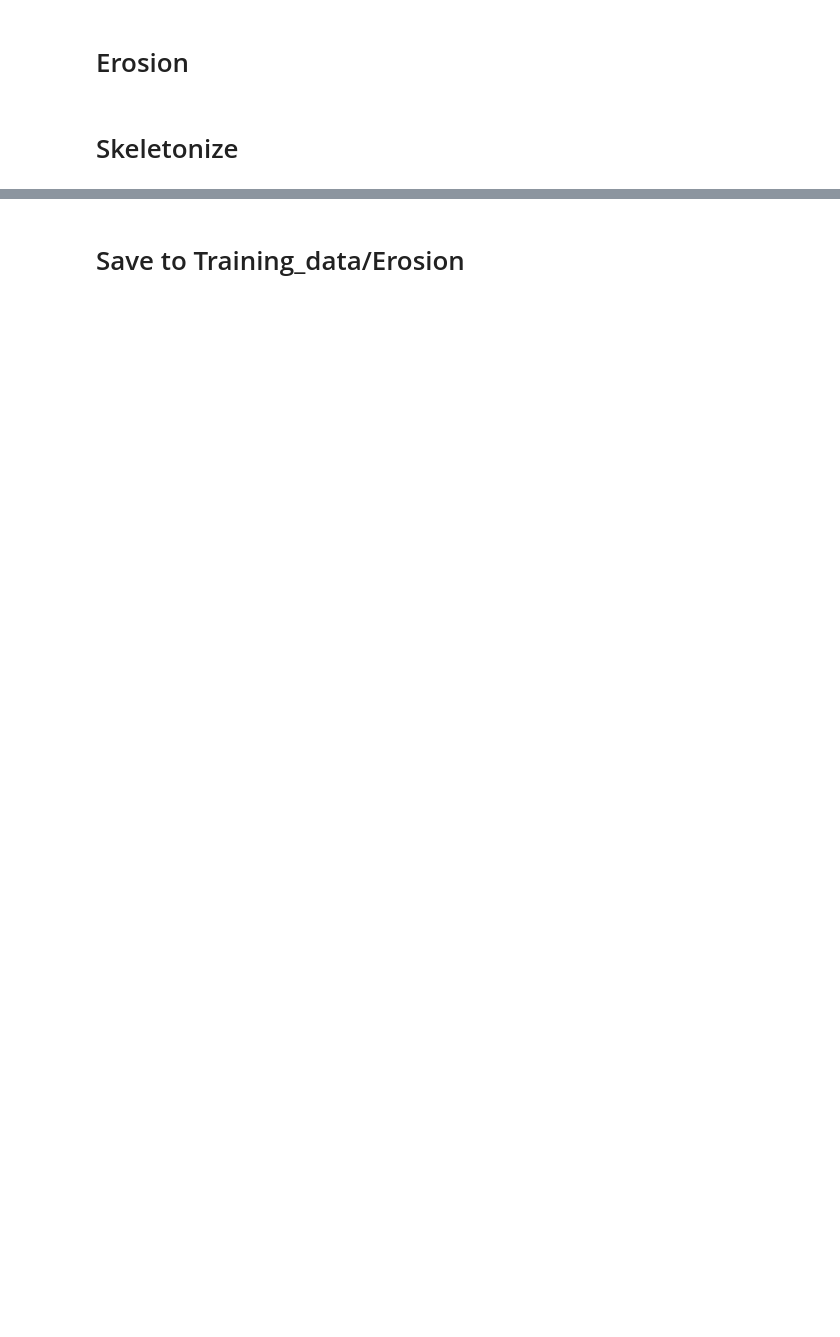
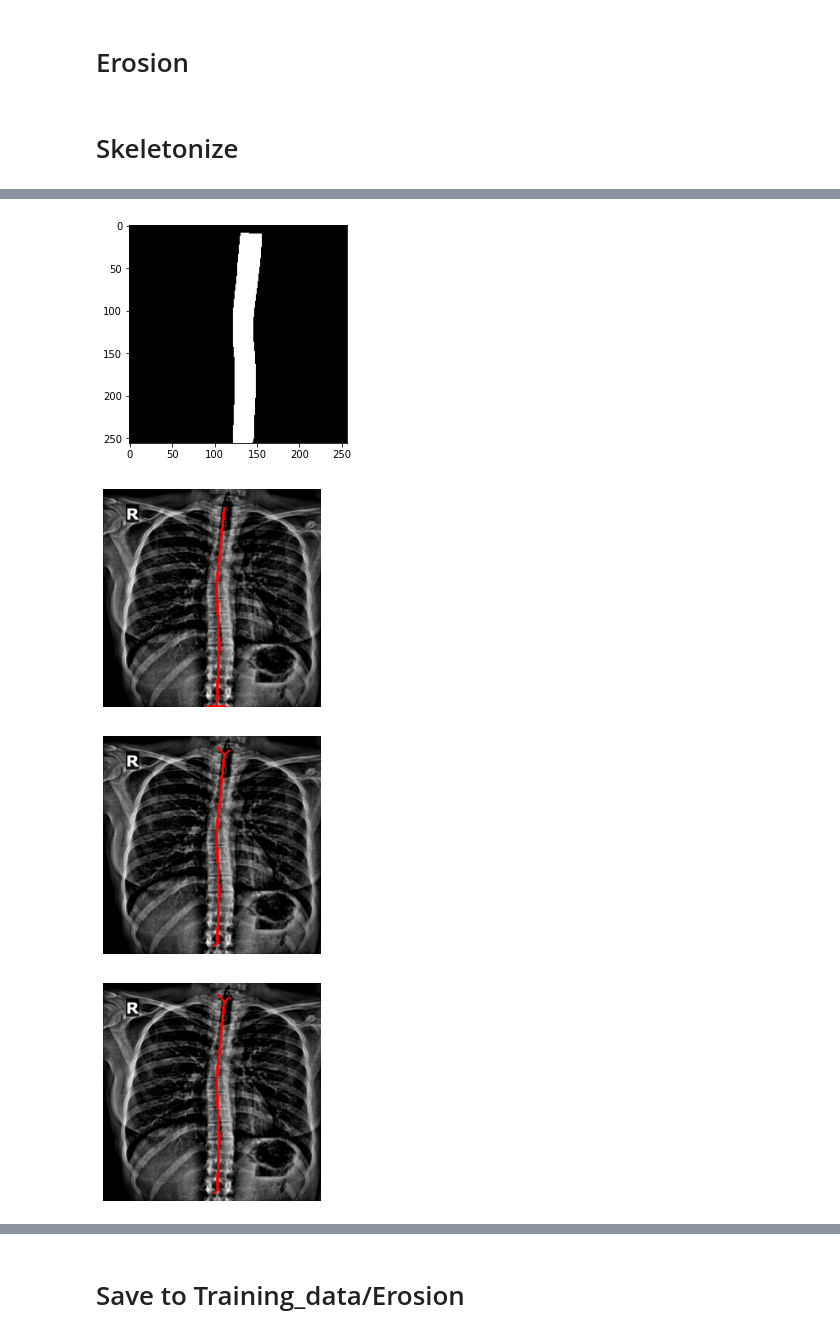
Before and after one commit to nepersica/nepersica-scoliosis-angle-prediction, a Jupyter notebook: Post-processing.ipynb, the cells around one changed output, grey strips where cells are left out. Drawn from its saved outputs; the diff is of its cells as text; code cells hidden in the pictures; blank space fills up the shorter version.

```diff
--- a/Post-processing.ipynb
+++ b/Post-processing.ipynb
@@ -14,9 +22,9 @@ import glob
 # %%
 image_path = 'Training_Data/image'
 label_path = 'Training_Data/line_label'
-predict_path = './result/PadChest/mask'
+predict_path = './Evaluate result/PadChest/mask'
 
-output_name_list = os.listdir('./result/PadChest/mask')
+output_name_list = os.listdir(predict_path)
 # %% [markdown]
 # 영상 불러오기
 # %%
@@ -171,6 +167,0 @@ Successfully installed cloudpickle-2.0.0 dask-2021.11.1 dask-jobqueue-0.7.3 dist
-# %%
-from plantcv import plantcv as pcv
-
-# Set global debug behavior to None (default), "print" (to file),
-# or "plot" (Jupyter Notebooks or X11)
-pcv.params.debug = "print"
@@ -270,0 +168,66 @@ Clipping input data to the valid range for imshow with RGB data ([0..1] for floa
+# %%
+from cv2.ximgproc import thinning
+
+def remove_horizontal_line(output):
+  line_kernel = np.zeros((7, 7),dtype=np.uint8)
+  line_kernel[3,...]=1
+  x=cv.morphologyEx(output, cv.MORPH_OPEN, line_kernel ,iterations=1)
+  _output= output - x
+
+  return _output
+# %%
+import cv2 as cv
+import matplotlib.pyplot as plt
+import numpy as np
+
+from skimage.morphology import skeletonize, thin
+from skimage import data
+from skimage.util import invert
+
+from skan import Skeleton, summarize
+import imageio as io
+from cv2.ximgproc import thinning
+
+for data in tqdm(dataset):
+  file_name = data['name']
+  image = cv.imread(data['image_path'])
+  image = cv.cvtColor(image, cv.COLOR_BGR2GRAY)
+  image = cv.resize(image, (256,256), interpolation = cv.INTER_AREA)
+
+  label = cv.imread(data['label_path'])
+  label = cv.cvtColor(label, cv.COLOR_BGR2GRAY)
+
+  predicted_mask = cv.imread(data['predict_path']).astype(np.float32)
+  # predicted_mask = cv.cvtColor(predicted_mask, cv.COLOR_BGR2GRAY)
+
+  # # Opening Image
+  kernel = np.ones((9, 9), np.uint8)
+  result_opening = cv.morphologyEx(predicted_mask, cv.MORPH_OPEN, kernel)
+  result_opening = cv.cvtColor(result_opening, cv.COLOR_BGR2GRAY)
+  plt.imshow(result_opening, cmap='gray')
+
+  # Thining Image
+  result_thinning = thinning(result_opening.astype('uint8'))
+  draw.overlay_skeleton_2d(image, result_thinning, dilate=1)
+
+  result_skeletonizing = skeletonize((result_opening/255))
+  draw.overlay_skeleton_2d(image, result_skeletonizing, dilate=1)
+
+  pruned_skeleton, segmented_img, segment_objects = pcv.morphology.prune(skel_img=result_skeletonizing.astype('uint8'),)
+  draw.overlay_skeleton_2d(image, pruned_skeleton, dilate=1)
+
+  # Remove horizontal_line
+  result_thinning = remove_horizontal_line(result_thinning)
+
+  # pruned_skeleton, segmented_img, segment_objects = pcv.morphology.prune(skel_img=result_thinning,)
+
+  draw.overlay_skeleton_2d(image, result_thinning, dilate=1)
+  break
+
+  # plt.savefig(os.path.join(result_dir, f'{file_name}.png'), pad_inches=0.1)
+  # plt.close()
+# %% [output]
+[figure, added]
+[figure, added]
+[figure, added]
+[figure, added]
```
Also changed, not shown: parts of 15 cells of this notebook, 20 other files.
